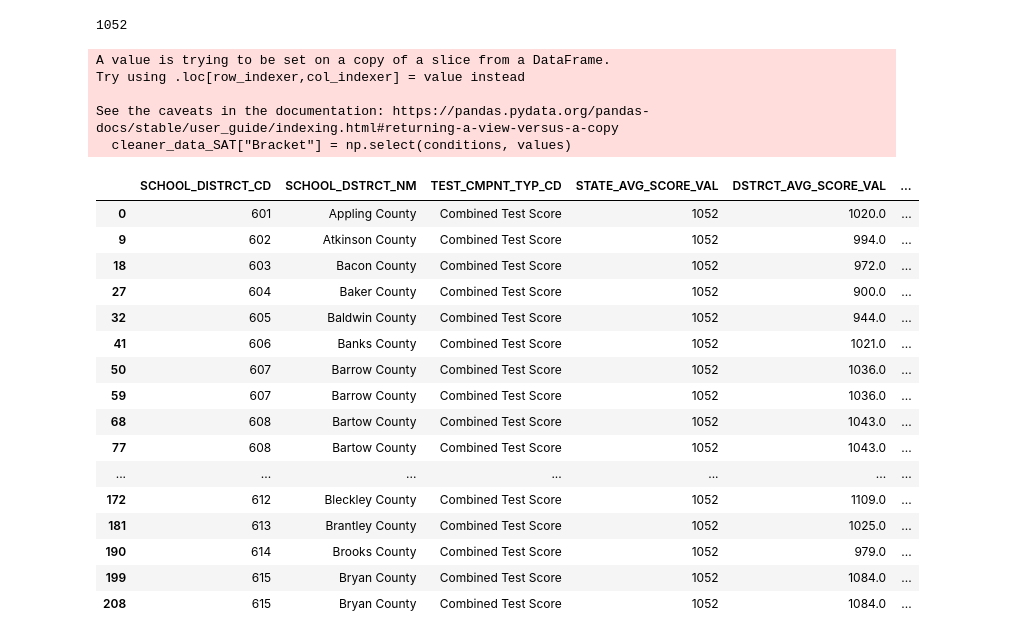
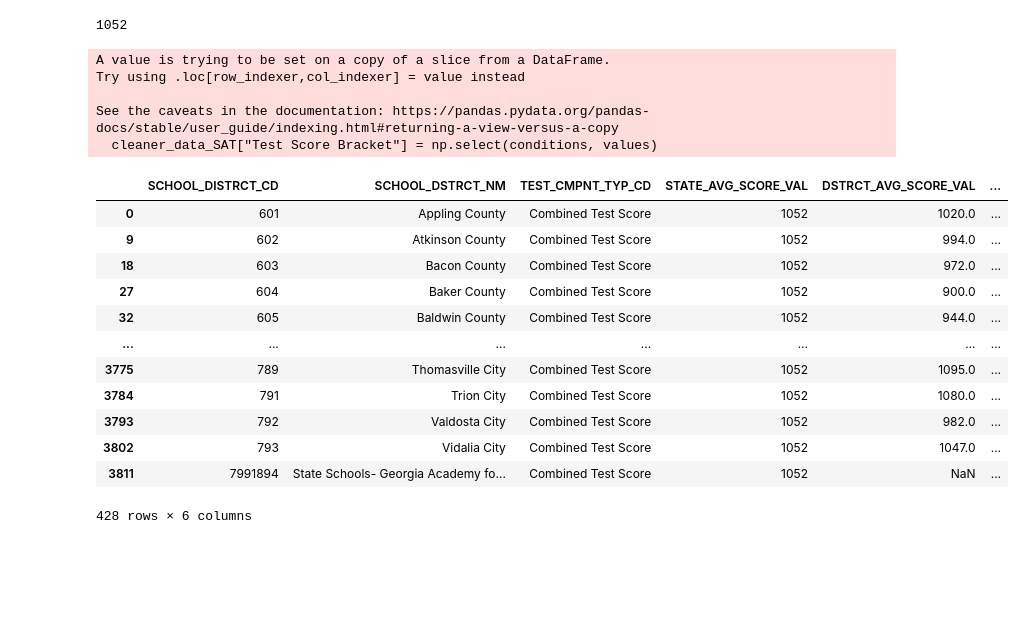
Before and after one commit to Johnny-Boy-SQL/The_Six_Aces_Project_1, a Jupyter notebook: data/raw_data/SAT_Scores_2018/Clean SAT Data.ipynb, the cells around one changed output. Cells and saved outputs as stored; diff of their text form; code cells hidden in the pictures; blank space fills up the shorter version.

Commit message:
Clean SAT with column names

```diff
--- a/data/raw_data/SAT_Scores_2018/Clean SAT Data.ipynb
+++ b/data/raw_data/SAT_Scores_2018/Clean SAT Data.ipynb
@@ -91,43 +91,39 @@ comb_state_avg
 # %%
 #bins = [0, (comb_state_avg - comb_score_std), (comb_state_avg + comb_score_std), 1600]
 #group_labels = ["Below Average", "Average", "Average", "Above Average"]
 
 #cleaner_data_SAT["Combined Score Bracket"] = pd.cut(cleaner_data_SAT[""])
 
 # np.where(cleaner_data_SAT["DSTRCT_AVG_SCORE_VAL"] < (cleaner_data_SAT["STATE_AVG_SCORE_VAL"] - buffer), "Below Average")
 
 # ***
 
 conditions = [
     (cleaner_data_SAT["DSTRCT_AVG_SCORE_VAL"] < (cleaner_data_SAT["STATE_AVG_SCORE_VAL"] - comb_score_std)),
     (cleaner_data_SAT["DSTRCT_AVG_SCORE_VAL"] >= (cleaner_data_SAT["STATE_AVG_SCORE_VAL"] - comb_score_std)) & (cleaner_data_SAT["DSTRCT_AVG_SCORE_VAL"] <= (cleaner_data_SAT["STATE_AVG_SCORE_VAL"] + comb_score_std)),
     (cleaner_data_SAT["DSTRCT_AVG_SCORE_VAL"] > (cleaner_data_SAT["STATE_AVG_SCORE_VAL"] + comb_score_std))
              ]
 
 values = ["Below Average", "Average", "Above Average"]
 
-cleaner_data_SAT["Bracket"] = np.select(conditions, values)
-cleaner_data_SAT.head(25)
+cleaner_data_SAT["Test Score Bracket"] = np.select(conditions, values)
+cleaner_data_SAT
 # %% [output]
 A value is trying to be set on a copy of a slice from a DataFrame.
 Try using .loc[row_indexer,col_indexer] = value instead
 
 See the caveats in the documentation: https://pandas.pydata.org/pandas-docs/stable/user_guide/indexing.html#returning-a-view-versus-a-copy
-  cleaner_data_SAT["Bracket"] = np.select(conditions, values)
+  cleaner_data_SAT["Test Score Bracket"] = np.select(conditions, values)
 |  | SCHOOL_DISTRCT_CD | SCHOOL_DSTRCT_NM | TEST_CMPNT_TYP_CD | STATE_AVG_SCORE_VAL | DSTRCT_AVG_SCORE_VAL | ... |
 | 0 | 601 | Appling County | Combined Test Score | 1052 | 1020.0 | ... |
 | 9 | 602 | Atkinson County | Combined Test Score | 1052 | 994.0 | ... |
 | 18 | 603 | Bacon County | Combined Test Score | 1052 | 972.0 | ... |
 | 27 | 604 | Baker County | Combined Test Score | 1052 | 900.0 | ... |
 | 32 | 605 | Baldwin County | Combined Test Score | 1052 | 944.0 | ... |
-| 41 | 606 | Banks County | Combined Test Score | 1052 | 1021.0 | ... |
-| 50 | 607 | Barrow County | Combined Test Score | 1052 | 1036.0 | ... |
-| 59 | 607 | Barrow County | Combined Test Score | 1052 | 1036.0 | ... |
-| 68 | 608 | Bartow County | Combined Test Score | 1052 | 1043.0 | ... |
-| 77 | 608 | Bartow County | Combined Test Score | 1052 | 1043.0 | ... |
 | ... | ... | ... | ... | ... | ... | ... |
-| 172 | 612 | Bleckley County | Combined Test Score | 1052 | 1109.0 | ... |
-| 181 | 613 | Brantley County | Combined Test Score | 1052 | 1025.0 | ... |
-| 190 | 614 | Brooks County | Combined Test Score | 1052 | 979.0 | ... |
-| 199 | 615 | Bryan County | Combined Test Score | 1052 | 1084.0 | ... |
-| 208 | 615 | Bryan County | Combined Test Score | 1052 | 1084.0 | ... |
+| 3775 | 789 | Thomasville City | Combined Test Score | 1052 | 1095.0 | ... |
+| 3784 | 791 | Trion City | Combined Test Score | 1052 | 1080.0 | ... |
+| 3793 | 792 | Valdosta City | Combined Test Score | 1052 | 982.0 | ... |
+| 3802 | 793 | Vidalia City | Combined Test Score | 1052 | 1047.0 | ... |
+| 3811 | 7991894 | State Schools- Georgia Academy fo... | Combined Test Score | 1052 | NaN | ... |
+428 rows × 6 columns
```
Also changed, not shown: parts of 3 cells of this notebook, 1 other file.
